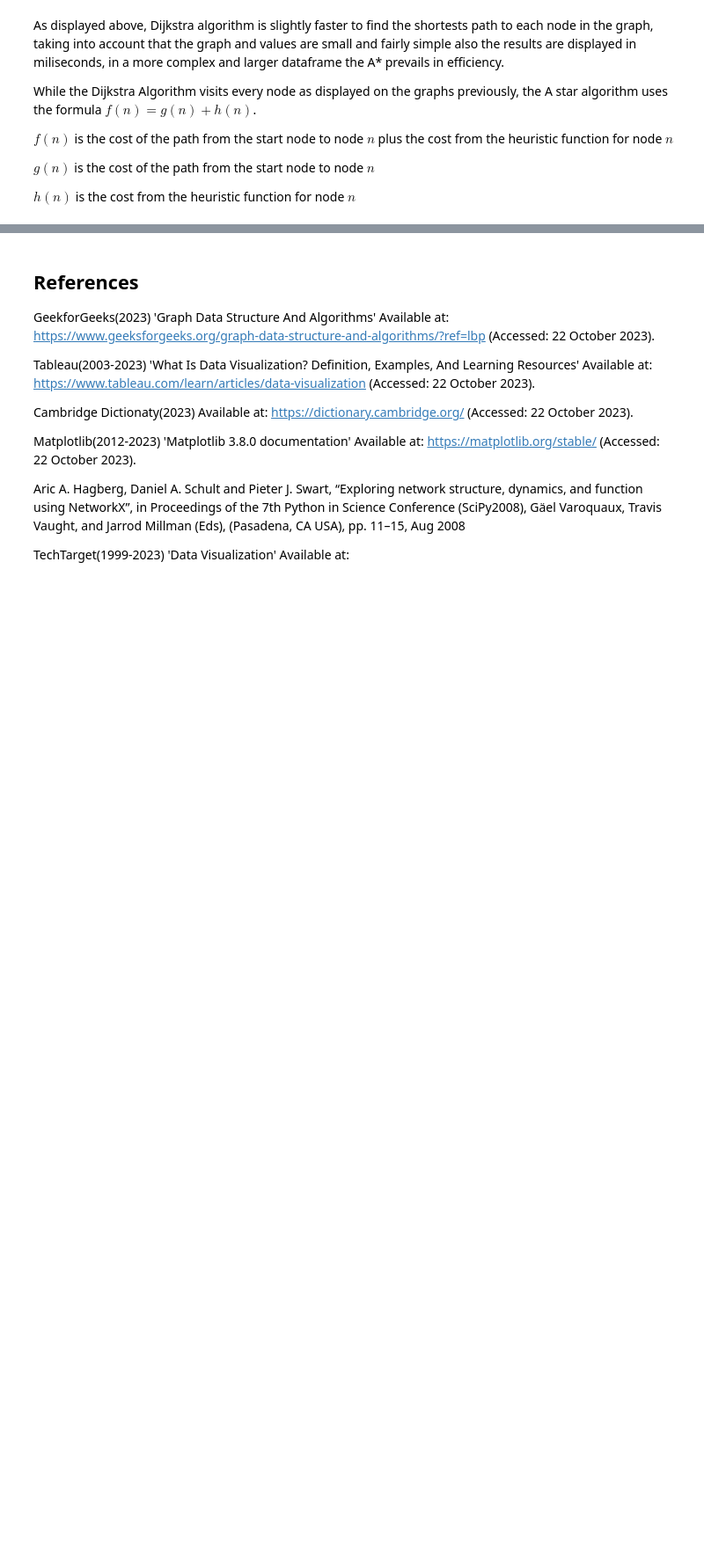
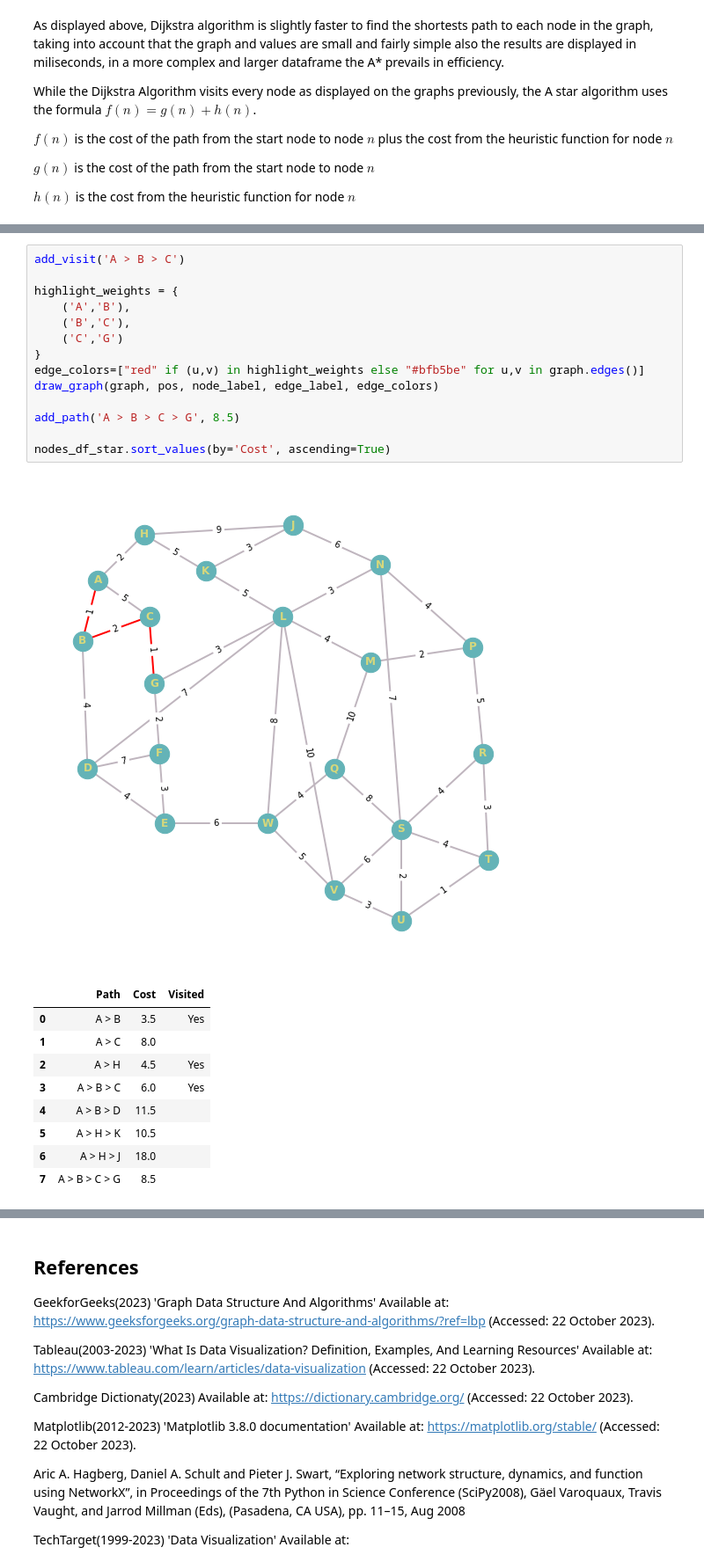
Before and after one commit to Rfg2048/AI, a Jupyter notebook: AI.ipynb, the cells around one changed output, grey strips where cells are left out. Shown at 88% size. Drawn from its saved outputs; the diff is of its cells as text; blank space fills up the shorter version.

```diff
--- a/AI.ipynb
+++ b/AI.ipynb
@@ -1301,2 +1313,27 @@ $f(J) = (2+9) + 7 = 18$
 
 Visited Nodes [A,B,H,C]
+# %%
+add_visit('A > B > C')
+
+highlight_weights = {
+    ('A','B'),
+    ('B','C'),
+    ('C','G')
+}
+edge_colors=["red" if (u,v) in highlight_weights else "#bfb5be" for u,v in graph.edges()]
+draw_graph(graph, pos, node_label, edge_label, edge_colors)
+
+add_path('A > B > C > G', 8.5)
+
+nodes_df_star.sort_values(by='Cost', ascending=True)
+# %% [output]
+[figure, added]
+|  | Path | Cost | Visited |
+| 0 | A > B | 3.5 | Yes |
+| 1 | A > C | 8.0 |  |
+| 2 | A > H | 4.5 | Yes |
+| 3 | A > B > C | 6.0 | Yes |
+| 4 | A > B > D | 11.5 |  |
+| 5 | A > H > K | 10.5 |  |
+| 6 | A > H > J | 18.0 |  |
+| 7 | A > B > C > G | 8.5 |  |
```
Also changed, not shown: parts of 34 cells of this notebook.
